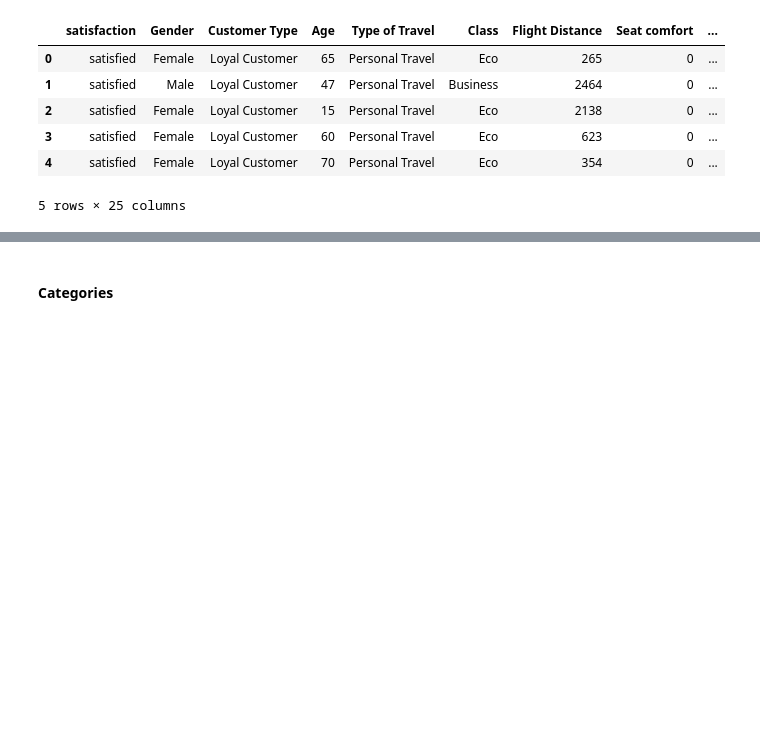
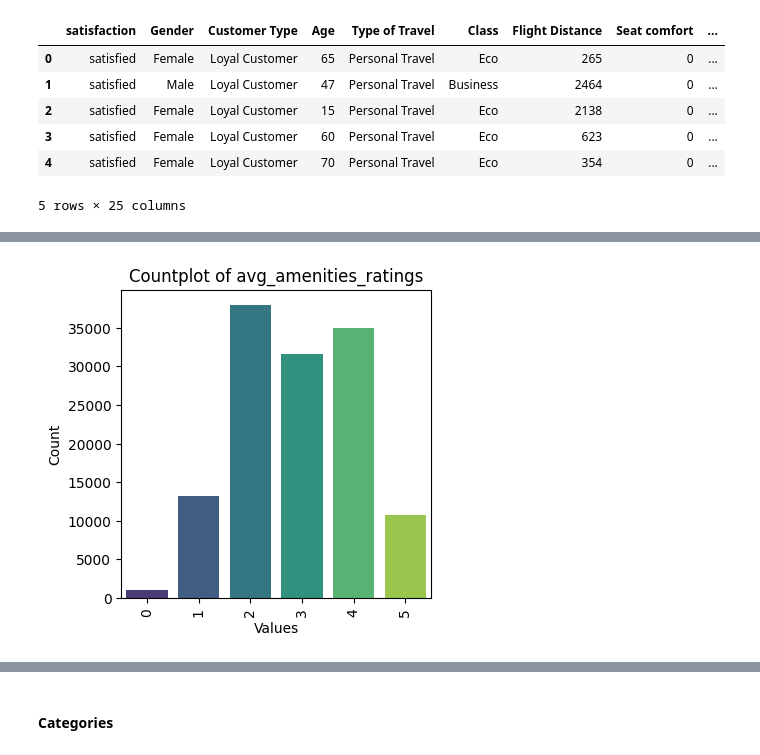
Before and after one commit to Lughaidh-w/Airline-Customer-Satisfaction, a Jupyter notebook: CA1.ipynb, the cells around one changed output, grey strips where cells are left out. Saved outputs shown, nothing was run; the diff lists cells and outputs as text; code cells hidden in the pictures; blank space fills up the shorter version.

```diff
--- a/CA1.ipynb
+++ b/CA1.ipynb
@@ -417,0 +440,8 @@ countplot(df, "Food and drink", title="Food and drink Countplot")
+# %%
+# averaging these columns
+df["avg_amenities_ratings"] = df[['Seat comfort', 'Departure/Arrival time convenient', 'Food and drink', 'Gate location']].mean(axis=1)
+# %%
+df['avg_amenities_ratings'] = df['avg_amenities_ratings'].round().astype(int)
+countplot(df, "avg_amenities_ratings", ax=axs[1, 1], rotate_xticks=90)
+# %% [output]
+[figure, added]
```
Also changed, not shown: parts of 92 cells of this notebook, 1 other file.
